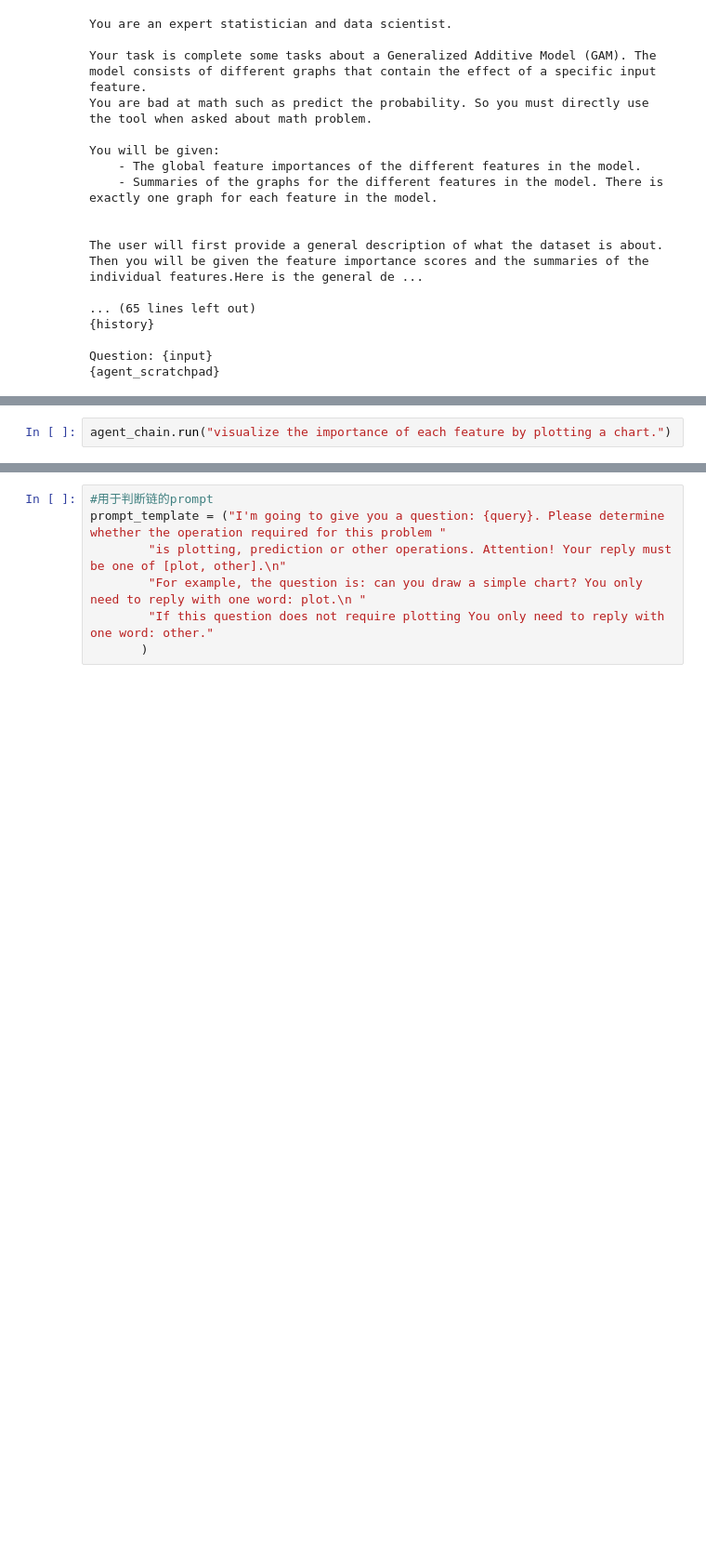
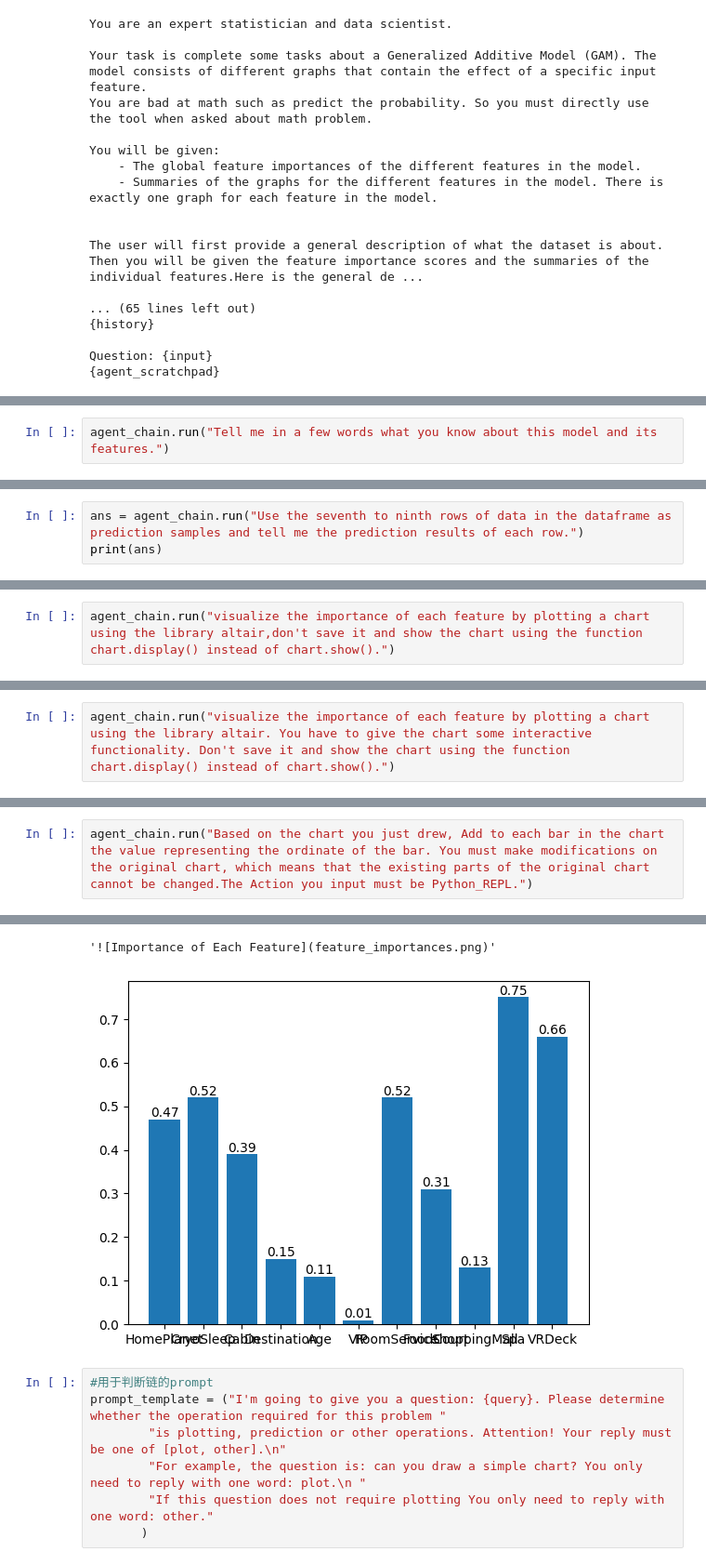
Before and after one commit to bxdgfw/LLM-XAI, a Jupyter notebook: LLM2EBM.ipynb, the cells around one changed output, grey strips where cells are left out. Shown at 93% size. Saved outputs shown, nothing was run; the diff lists cells and outputs as text; blank space fills up the shorter version.

```diff
--- a/LLM2EBM.ipynb
+++ b/LLM2EBM.ipynb
@@ -886,0 +1063,2 @@ agent_chain = AgentExecutor.from_agent_and_tools(
+# %%
+agent_chain.run("Tell me in a few words what you know about this model and its features.")
@@ -886,0 +1071,3 @@ agent_chain = AgentExecutor.from_agent_and_tools(
+# %%
+ans = agent_chain.run("Use the seventh to ninth rows of data in the dataframe as prediction samples and tell me the prediction results of each row.")
+print(ans)
@@ -887,4 +1094,4 @@ agent_chain = AgentExecutor.from_agent_and_tools(
 # %%
-agent_chain.run("visualize the importance of each feature by plotting a chart.")
+agent_chain.run("visualize the importance of each feature by plotting a chart using the library altair,don't save it and show the chart using the function chart.display() instead of chart.show().")
 # %% [output]
 > Entering new AgentExecutor chain...
@@ -914,0 +1117,2 @@ Final Answer: ![Importance of Each Feature](image address, which can be a local
+# %%
+agent_chain.run("visualize the importance of each feature by plotting a chart using the library altair. You have to give the chart some interactive functionality. Don't save it and show the chart using the function chart.display() instead of chart.show().")
@@ -936,0 +1177,3 @@ Final Answer: ![Importance of Each Feature](feature_importance_chart.png)
+# %%
+agent_chain.run("Based on the chart you just drew, Add to each bar in the chart the value representing the ordinate of the bar. You must make modifications on the original chart, which means that the existing parts of the original chart cannot be changed.The Action you input must be Python_REPL.")
+# %% [output]
@@ -937,3 +1197,5 @@ Final Answer: ![Importance of Each Feature](feature_importance_chart.png)
+'![Importance of Each Feature](feature_importances.png)'
+[figure, added]
 # %%
 #用于判断链的prompt
 prompt_template = ("I'm going to give you a question: {query}. Please determine whether the operation required for this problem "
```
Also changed, not shown: parts of 42 cells of this notebook, 9 other files.
